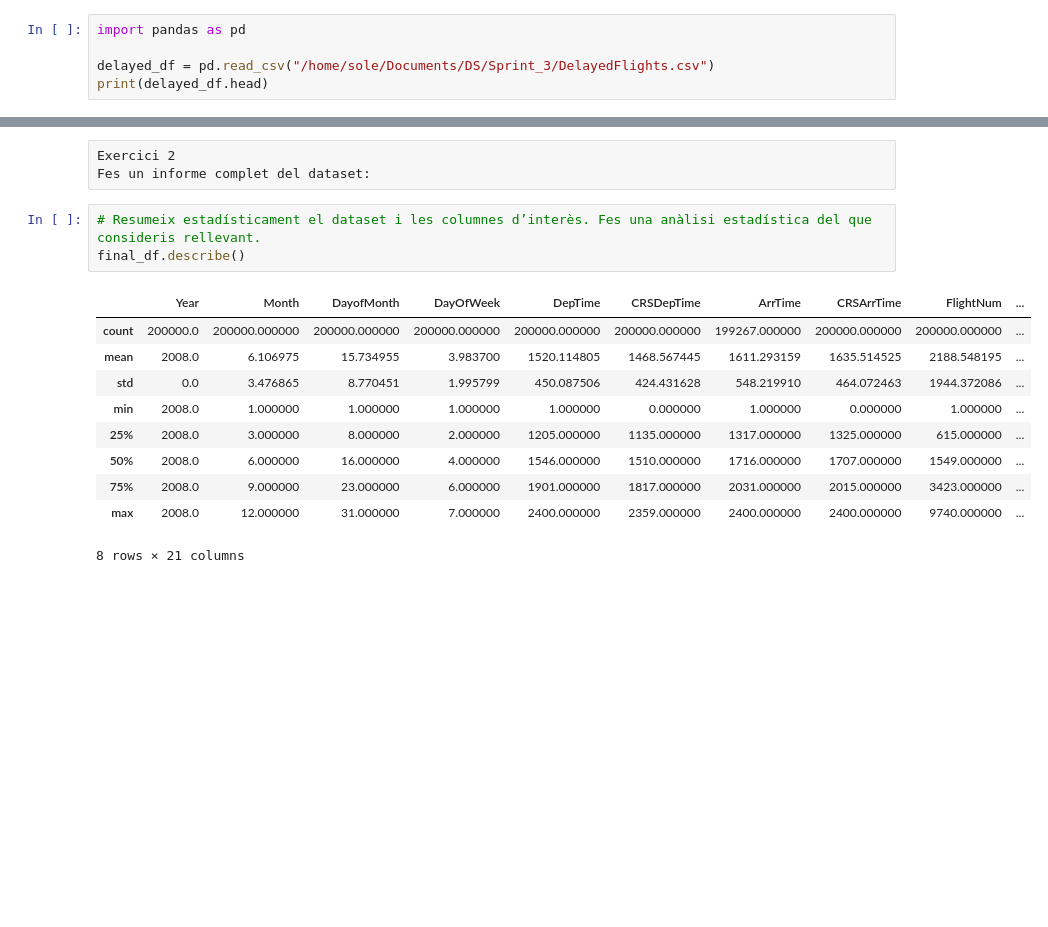
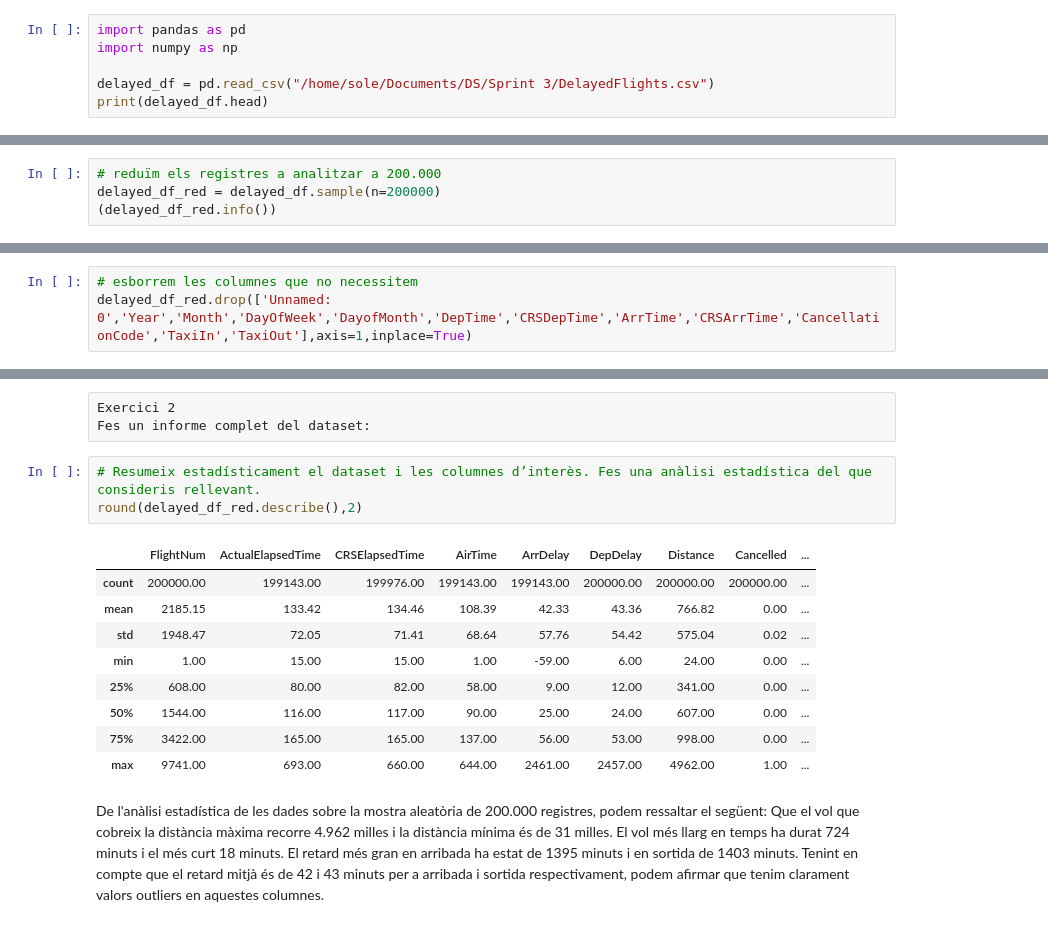
Before and after one commit to moleculekid/DS_ITACADEMY, a Jupyter notebook: Sprint 3/Tasca_M3_T02.ipynb, the cells around one changed output, grey strips where cells are left out. Saved outputs shown, nothing was run; the diff lists cells and outputs as text; blank space fills up the shorter version.

```diff
--- a/Sprint 3/Tasca_M3_T02.ipynb
+++ b/Sprint 3/Tasca_M3_T02.ipynb
@@ -3,8 +3,9 @@ Exercici 1
 Descarrega el data set Airlines Delay: Airline on-time statistics and delay causes i carrega’l a un Pandas Dataframe. Explora les dades que conté, explica breument quines variables hi ha i queda’t únicament amb les columnes que consideris rellevants. Justifica la teva elecció.
 # %%
 import pandas as pd
+import numpy as np
 
-delayed_df = pd.read_csv("/home/sole/Documents/DS/Sprint_3/DelayedFlights.csv")
+delayed_df = pd.read_csv("/home/sole/Documents/DS/Sprint 3/DelayedFlights.csv")
 print(delayed_df.head)
 # %% [output]
 <bound method NDFrame.head of          Unnamed: 0  Year  Month  DayofMonth  DayOfWeek  DepTime  CRSDepTime  \
@@ -92,0 +48,4 @@ Dimensions del nou dataframe: (200000, 24)
+# %%
+# reduïm els registres a analitzar a 200.000
+delayed_df_red = delayed_df.sample(n=200000)
+(delayed_df_red.info())
@@ -92,0 +108,3 @@ Dimensions del nou dataframe: (200000, 24)
+# %%
+# esborrem les columnes que no necessitem
+delayed_df_red.drop(['Unnamed: 0','Year','Month','DayOfWeek','DayofMonth','DepTime','CRSDepTime','ArrTime','CRSArrTime','CancellationCode','TaxiIn','TaxiOut'],axis=1,inplace=True)
@@ -101,17 +130,22 @@ Exercici 2
 Fes un informe complet del dataset:
 # %%
 # Resumeix estadísticament el dataset i les columnes d’interès. Fes una anàlisi estadística del que consideris rellevant.
-final_df.describe()
+round(delayed_df_red.describe(),2)
 # %% [output]
-|  | Year | Month | DayofMonth | DayOfWeek | DepTime | CRSDepTime | ArrTime | CRSArrTime | FlightNum | ... |
-| count | 200000.0 | 200000.000000 | 200000.000000 | 200000.000000 | 200000.000000 | 200000.000000 | 199267.000000 | 200000.000000 | 200000.000000 | ... |
-| mean | 2008.0 | 6.106975 | 15.734955 | 3.983700 | 1520.114805 | 1468.567445 | 1611.293159 | 1635.514525 | 2188.548195 | ... |
-| std | 0.0 | 3.476865 | 8.770451 | 1.995799 | 450.087506 | 424.431628 | 548.219910 | 464.072463 | 1944.372086 | ... |
-| min | 2008.0 | 1.000000 | 1.000000 | 1.000000 | 1.000000 | 0.000000 | 1.000000 | 0.000000 | 1.000000 | ... |
-| 25% | 2008.0 | 3.000000 | 8.000000 | 2.000000 | 1205.000000 | 1135.000000 | 1317.000000 | 1325.000000 | 615.000000 | ... |
-| 50% | 2008.0 | 6.000000 | 16.000000 | 4.000000 | 1546.000000 | 1510.000000 | 1716.000000 | 1707.000000 | 1549.000000 | ... |
-| 75% | 2008.0 | 9.000000 | 23.000000 | 6.000000 | 1901.000000 | 1817.000000 | 2031.000000 | 2015.000000 | 3423.000000 | ... |
-| max | 2008.0 | 12.000000 | 31.000000 | 7.000000 | 2400.000000 | 2359.000000 | 2400.000000 | 2400.000000 | 9740.000000 | ... |
+|  | FlightNum | ActualElapsedTime | CRSElapsedTime | AirTime | ArrDelay | DepDelay | Distance | Cancelled | ... |
+| count | 200000.00 | 199143.00 | 199976.00 | 199143.00 | 199143.00 | 200000.00 | 200000.00 | 200000.00 | ... |
+| mean | 2185.15 | 133.42 | 134.46 | 108.39 | 42.33 | 43.36 | 766.82 | 0.00 | ... |
+| std | 1948.47 | 72.05 | 71.41 | 68.64 | 57.76 | 54.42 | 575.04 | 0.02 | ... |
+| min | 1.00 | 15.00 | 15.00 | 1.00 | -59.00 | 6.00 | 24.00 | 0.00 | ... |
+| 25% | 608.00 | 80.00 | 82.00 | 58.00 | 9.00 | 12.00 | 341.00 | 0.00 | ... |
+| 50% | 1544.00 | 116.00 | 117.00 | 90.00 | 25.00 | 24.00 | 607.00 | 0.00 | ... |
+| 75% | 3422.00 | 165.00 | 165.00 | 137.00 | 56.00 | 53.00 | 998.00 | 0.00 | ... |
+| max | 9741.00 | 693.00 | 660.00 | 644.00 | 2461.00 | 2457.00 | 4962.00 | 1.00 | ... |
-8 rows × 21 columns
+# %% [markdown]
+De l'anàlisi estadística de les dades sobre la mostra aleatòria de 200.000 registres, podem ressaltar el següent:
+Que el vol que cobreix la distància màxima recorre 4.962 milles i la distància mínima és de 31 milles.
+El vol més llarg en temps ha durat 724 minuts i el més curt 18 minuts.
+El retard més gran en arribada ha estat de 1395 minuts i en sortida de 1403 minuts.
+Tenint en compte que el retard mitjà és de 42 i 43 minuts per a arribada i sortida respectivament, podem afirmar que tenim clarament valors outliers en aquestes columnes.
 # %%
 # Troba quantes dades faltant hi ha per columna.
```
Also changed, not shown: parts of 29 cells of this notebook.
